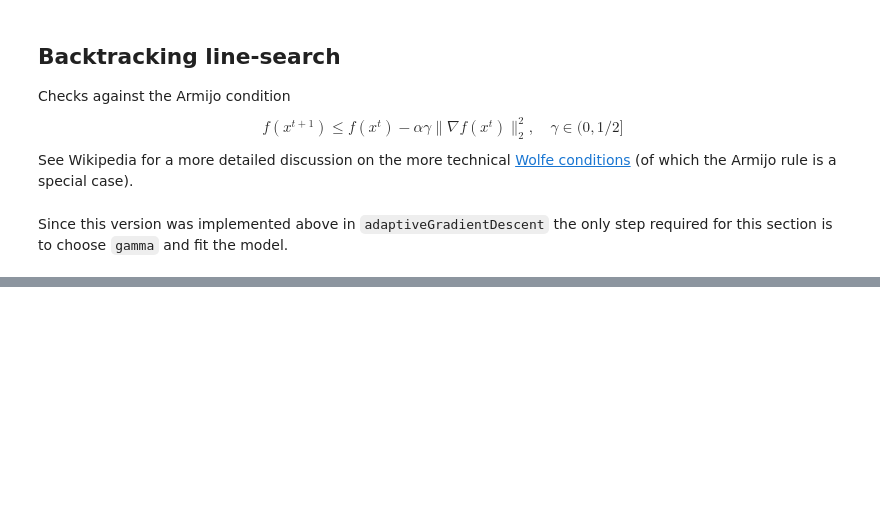
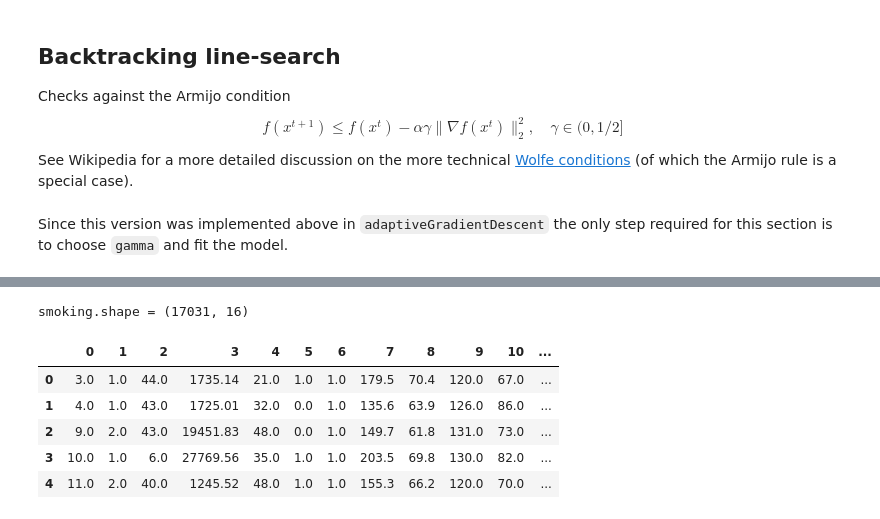
Before and after one commit to asberk/ubcs3, a Jupyter notebook: Gradient Descent (master).ipynb, the cells around one changed output, grey strips where cells are left out. Saved outputs shown, nothing was run; the diff lists cells and outputs as text; code cells hidden in the pictures; blank space fills up the shorter version.

```diff
--- a/Gradient Descent (master).ipynb
+++ b/Gradient Descent (master).ipynb
@@ -607,0 +658,13 @@ binaryClassifier2DPlot(LR_armijo)
+# %%
+smoking = pd.read_csv(filepath_or_buffer='https://www.umass.edu/statdata/statdata/data/nhanes3.dat', sep=' *', header=None, na_values='.')
+# %%
+print('smoking.shape = {}'.format(smoking.shape))
+smoking.head()
+# %% [output]
+smoking.shape = (17031, 16)
+|  | 0 | 1 | 2 | 3 | 4 | 5 | 6 | 7 | 8 | 9 | 10 | ... |
+| 0 | 3.0 | 1.0 | 44.0 | 1735.14 | 21.0 | 1.0 | 1.0 | 179.5 | 70.4 | 120.0 | 67.0 | ... |
+| 1 | 4.0 | 1.0 | 43.0 | 1725.01 | 32.0 | 0.0 | 1.0 | 135.6 | 63.9 | 126.0 | 86.0 | ... |
+| 2 | 9.0 | 2.0 | 43.0 | 19451.83 | 48.0 | 0.0 | 1.0 | 149.7 | 61.8 | 131.0 | 73.0 | ... |
+| 3 | 10.0 | 1.0 | 6.0 | 27769.56 | 35.0 | 1.0 | 1.0 | 203.5 | 69.8 | 130.0 | 82.0 | ... |
+| 4 | 11.0 | 2.0 | 40.0 | 1245.52 | 48.0 | 1.0 | 1.0 | 155.3 | 66.2 | 120.0 | 70.0 | ... |
```
Also changed, not shown: parts of 49 cells of this notebook, 1 other file.
